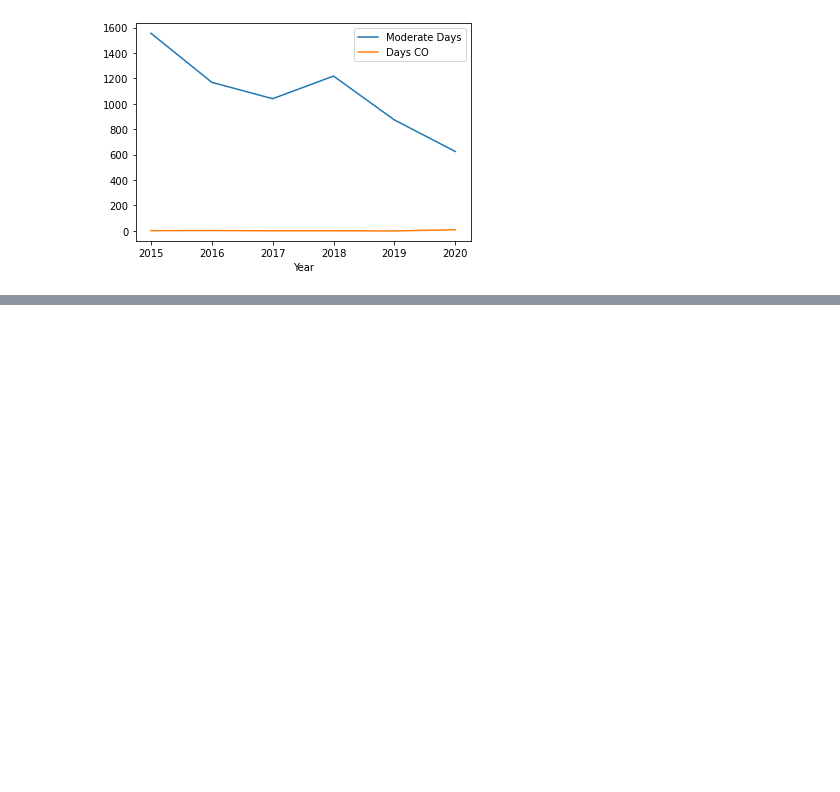
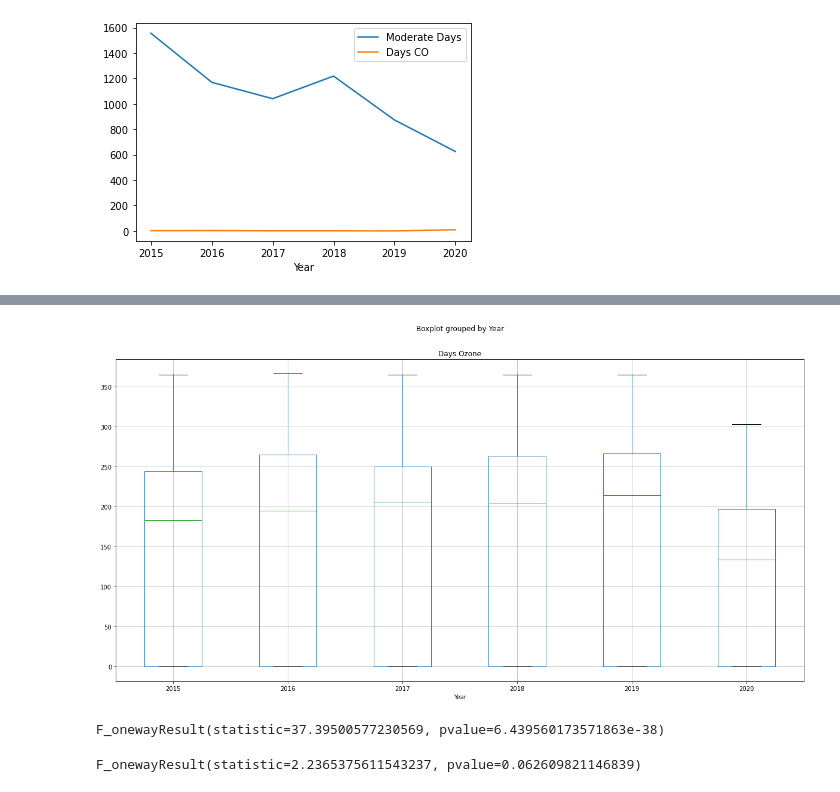
Before and after one commit to shaff183/project-1, a Jupyter notebook: main.ipynb, the cells around one changed output, grey strips where cells are left out. Saved outputs shown, nothing was run; the diff lists cells and outputs as text; code cells hidden in the pictures; blank space fills up the shorter version.

```diff
--- a/main.ipynb
+++ b/main.ipynb
@@ -495,0 +529,4 @@ plt.savefig("Images/New_York_Moderate_Days.png")
+# %%
+#Create new DF that has data organized by Year and Days with Ozone as the main pollutant
+Ozone_hyp_test_df = aqi_all_df[["Year","Days Ozone"]]
+Ozone_hyp_test_df.head()
@@ -495,0 +540,9 @@ plt.savefig("Images/New_York_Moderate_Days.png")
+# %%
+#Create a Box Plot and find p value for Ozone Days data by Year.
+#Hypothesis = We would expect to see a less Ozone pollutant days in 2020 than we would between 2015-2019
+#Null Hypothesis = There is no difference between 2015-2019 data and 2020 data.
+#Create a box plot to compare means
+Ozone_hyp_test_df.boxplot("Days Ozone", by="Year", figsize=(20,10))
+plt.savefig("Images/Boxplot_DaysOzone.png")
+# %% [output]
+[figure, added]
@@ -495,0 +557,10 @@ plt.savefig("Images/New_York_Moderate_Days.png")
+# %%
+#Perform the Anova & Get p Value for all years
+stats.f_oneway(group7, group8, group9, group10, group11, group12)
+# %% [output]
+F_onewayResult(statistic=37.39500577230569, pvalue=6.439560173571863e-38)
+# %%
+#Perform the Anova & Get P Value for all years without 2020 to see if p Value decreases
+stats.f_oneway(group7, group8, group9, group10, group11)
+# %% [output]
+F_onewayResult(statistic=2.2365375611543237, pvalue=0.062609821146839)
```
Also changed, not shown: parts of 27 cells of this notebook, 5 other files.
